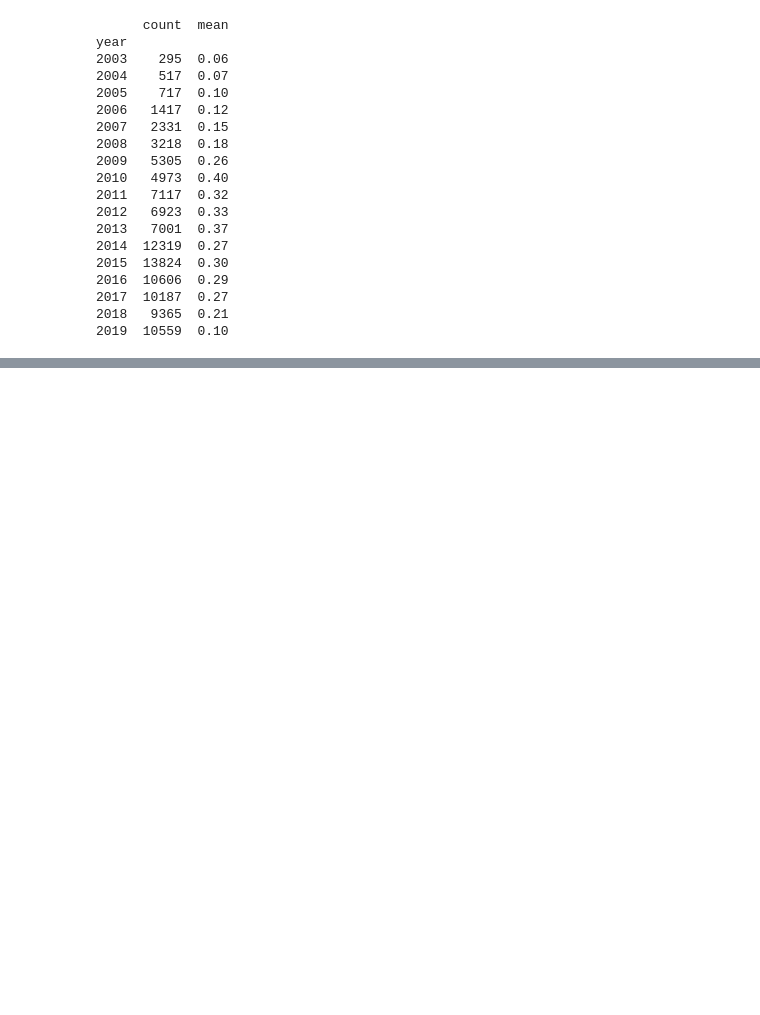
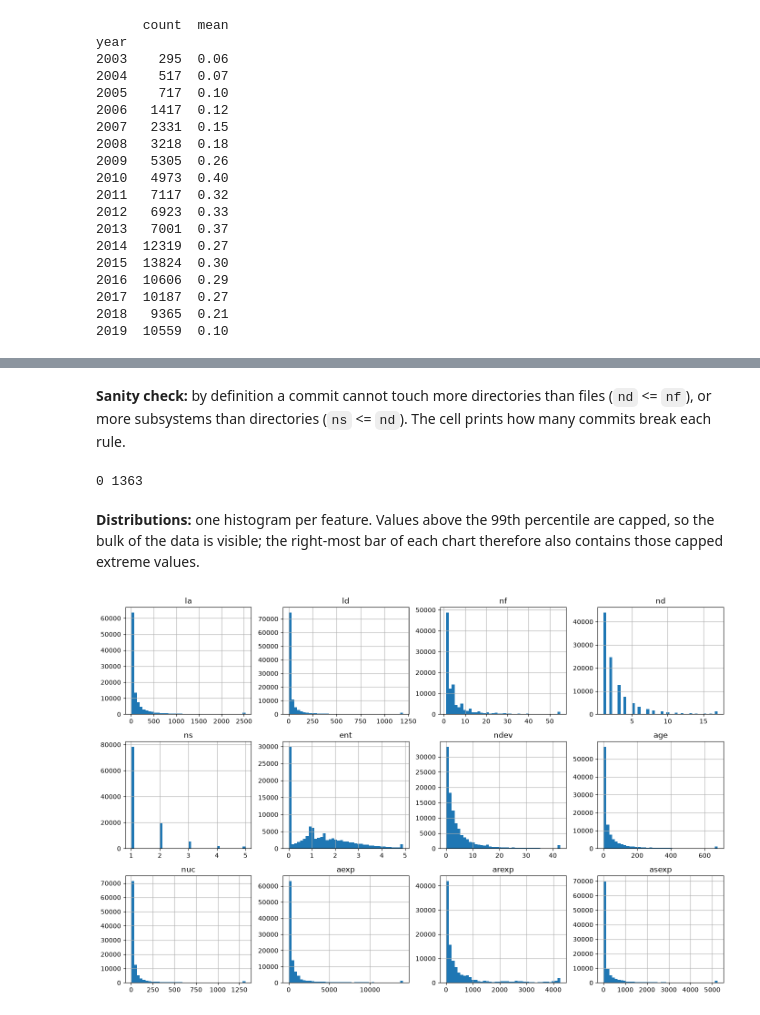
Before and after one commit to hangelaa/commit-wise, a Jupyter notebook: notebooks/01_eda.ipynb, the cells around one changed output, grey strips where cells are left out. Drawn from its saved outputs; the diff is of its cells as text; code cells hidden in the pictures; blank space fills up the shorter version.

```diff
--- a/notebooks/01_eda.ipynb
+++ b/notebooks/01_eda.ipynb
@@ -138,0 +169,10 @@ Likely reasons (from the paper's construction process):
+# %%
+df["date"] = pd.to_datetime(df["author_date"], unit="s")
+
+df["group"] = df["project"].replace({
+    "apache/hadoop": "hadoop",
+    "apache/hadoop-hdfs": "hadoop",
+    "apache/hadoop-mapreduce": "hadoop",
+})
+
+print(df.groupby("group")["date"].agg(["min", "max", "count"]))
@@ -138,0 +237,7 @@ Likely reasons (from the paper's construction process):
+# %%
+features = ["la", "ld", "nf", "nd", "ns", "ent", "ndev", "age", "nuc", "aexp", "arexp", "asexp"]
+
+summary = df[features].describe().T
+summary["skew"] = df[features].skew()
+summary["share_zero"] = (df[features] == 0).mean()
+summary.round(2)
@@ -138,0 +258,15 @@ Likely reasons (from the paper's construction process):
+# %% [markdown]
+**Sanity check:** by definition a commit cannot touch more directories than files (`nd` <= `nf`), or more subsystems than directories (`ns` <= `nd`). The cell prints how many commits break each rule.
+# %%
+print((df["nd"] > df["nf"]).sum(), (df["ns"] > df["nd"]).sum())
+# %% [output]
+0 1363
+# %% [markdown]
+**Distributions:** one histogram per feature. Values above the 99th percentile are capped, so the bulk of the data is visible; the right-most bar of each chart therefore also contains those capped extreme values.
+# %%
+caps = df[features].quantile(0.99)
+axes = df[features].clip(upper=caps, axis=1).hist(bins=40, figsize=(14, 9), layout=(3, 4))
+axes[0, 0].figure.tight_layout()
+axes[0, 0].figure.savefig("../reports/figures/01_feature_distributions.png", dpi=150, bbox_inches="tight")
+# %% [output]
+[figure, added]
```
Also changed, not shown: parts of 27 cells of this notebook, 5 other files.
